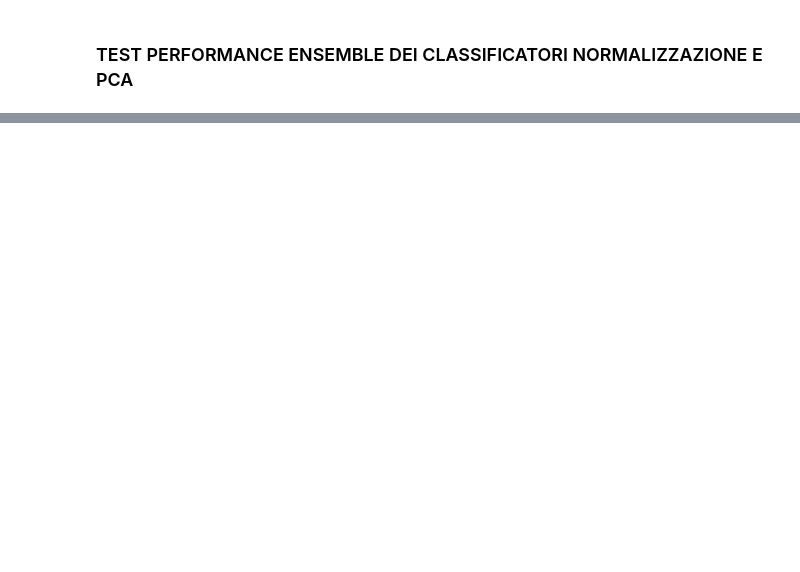
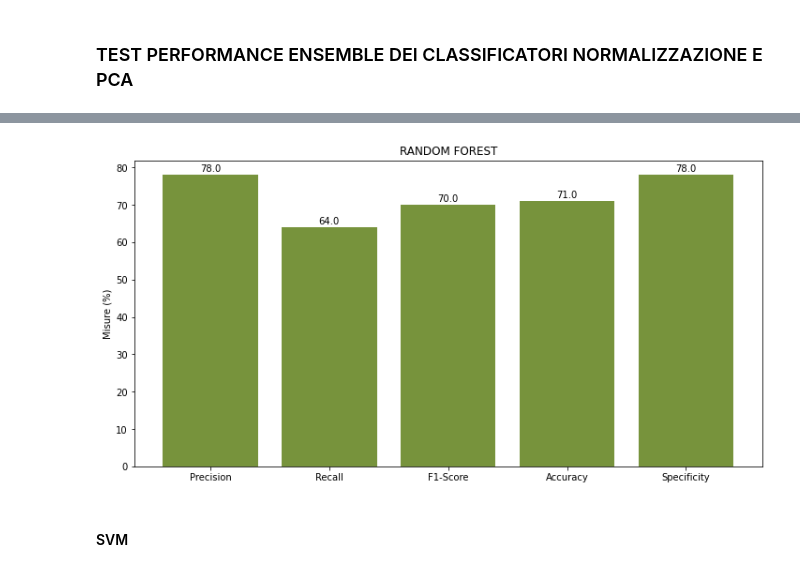
Before and after one commit to mariocuomo/MachineLearningProjects, a Jupyter notebook: Diabetic-Retinopathy-Debrecen/PCA and MFO.ipynb, the cells around one changed output, grey strips where cells are left out. Saved outputs shown, nothing was run; the diff lists cells and outputs as text; code cells hidden in the pictures; blank space fills up the shorter version.

```diff
--- a/Diabetic-Retinopathy-Debrecen/PCA and MFO.ipynb
+++ b/Diabetic-Retinopathy-Debrecen/PCA and MFO.ipynb
@@ -473,0 +689,29 @@ plt.show()
+# %%
+randomForest = RandomForestClassifier(n_estimators=40, max_depth=7)
+
+
+randomForest.fit(x_train_selected_features, y_train)
+y_pred = randomForest.predict(x_test_selected_features)
+
+tp, fp, fn, tn = recuperaPerformance(_y_test, y_pred)
+
+score = []
+
+precision = tp/(fp+tp)
+recall = tp/(fn+tp)
+f1 = (2*precision*recall)/(precision+recall)
+accuracy = (tp+tn)/(tn+fp+fn+tp)
+specifity = tn/(fp+tn)
+
+score.append(round(precision,2)*100)
+score.append(round(recall,2)*100)
+score.append(round(f1,2)*100)
+score.append(round(accuracy,2)*100)
+score.append(round(specifity,2)*100)
+
+
+plotPerformanceSingle('RANDOM FOREST', score, '#77933C')
+# %% [output]
+[figure, added]
+# %% [markdown]
+#### SVM
```
Also changed, not shown: parts of 23 cells of this notebook.
